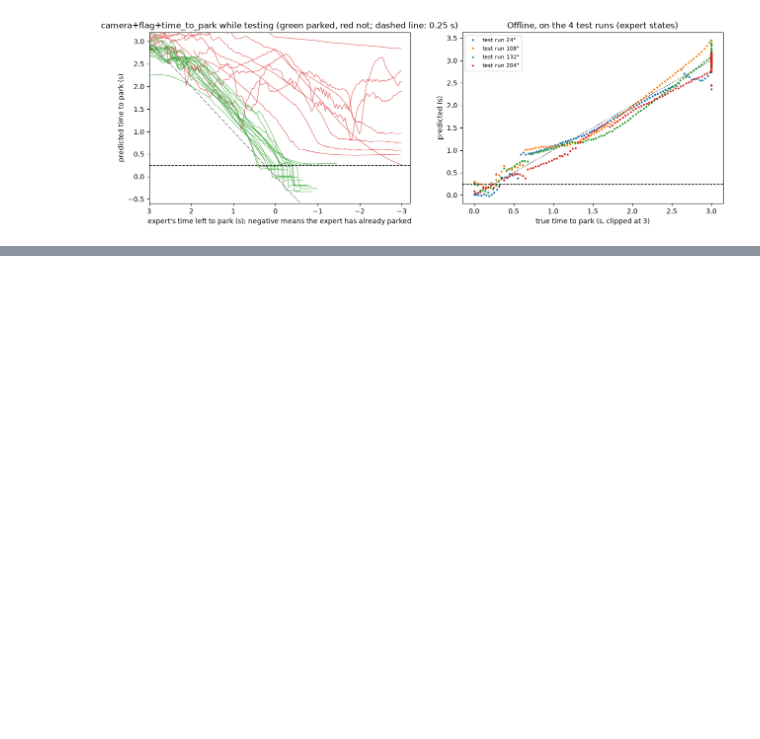
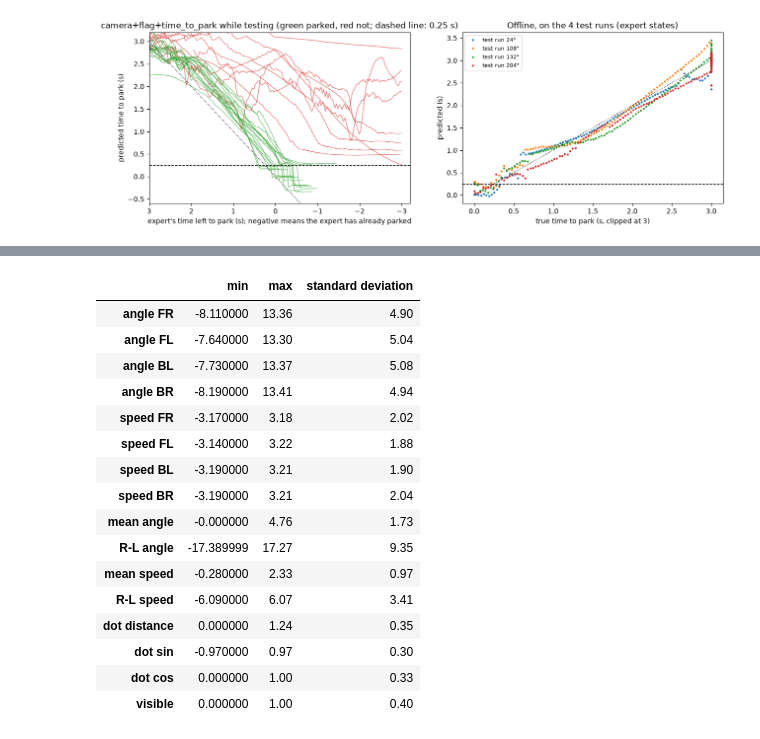
Before and after one commit to NatMota/mlai-vnc, a Jupyter notebook: v2_sensors/driving_v2/driving_v2_sensors.ipynb, the cells around one changed output, grey strips where cells are left out. Saved outputs shown, nothing was run; the diff lists cells and outputs as text; code cells hidden in the pictures; blank space fills up the shorter version.

```diff
--- a/v2_sensors/driving_v2/driving_v2_sensors.ipynb
+++ b/v2_sensors/driving_v2/driving_v2_sensors.ipynb
@@ -1016,0 +1023,24 @@ ax[1].legend(fontsize=8); plt.show()
+# %%
+import v2_results
+INPUT_NAMES = ['angle FR', 'angle FL', 'angle BL', 'angle BR', 'speed FR', 'speed FL', 'speed BL', 'speed BR',
+               'mean angle', 'R-L angle', 'mean speed', 'R-L speed', 'dot distance', 'dot sin', 'dot cos', 'visible']
+Xtrain = np.concatenate([camera_inputs(e, [0, 1, 2, 3]) for e in train])
+pd.DataFrame({'min': Xtrain.min(0), 'max': Xtrain.max(0), 'standard deviation': Xtrain.std(0)}, index=INPUT_NAMES).round(2)
+# %% [output]
+|  | min | max | standard deviation |
+| angle FR | -8.110000 | 13.36 | 4.90 |
+| angle FL | -7.640000 | 13.30 | 5.04 |
+| angle BL | -7.730000 | 13.37 | 5.08 |
+| angle BR | -8.190000 | 13.41 | 4.94 |
+| speed FR | -3.170000 | 3.18 | 2.02 |
+| speed FL | -3.140000 | 3.22 | 1.88 |
+| speed BL | -3.190000 | 3.21 | 1.90 |
+| speed BR | -3.190000 | 3.21 | 2.04 |
+| mean angle | -0.000000 | 4.76 | 1.73 |
+| R-L angle | -17.389999 | 17.27 | 9.35 |
+| mean speed | -0.280000 | 2.33 | 0.97 |
+| R-L speed | -6.090000 | 6.07 | 3.41 |
+| dot distance | 0.000000 | 1.24 | 0.35 |
+| dot sin | -0.970000 | 0.97 | 0.30 |
+| dot cos | 0.000000 | 1.00 | 0.33 |
+| visible | 0.000000 | 1.00 | 0.40 |
```
Also changed, not shown: parts of 9 cells of this notebook, 32 other files.
